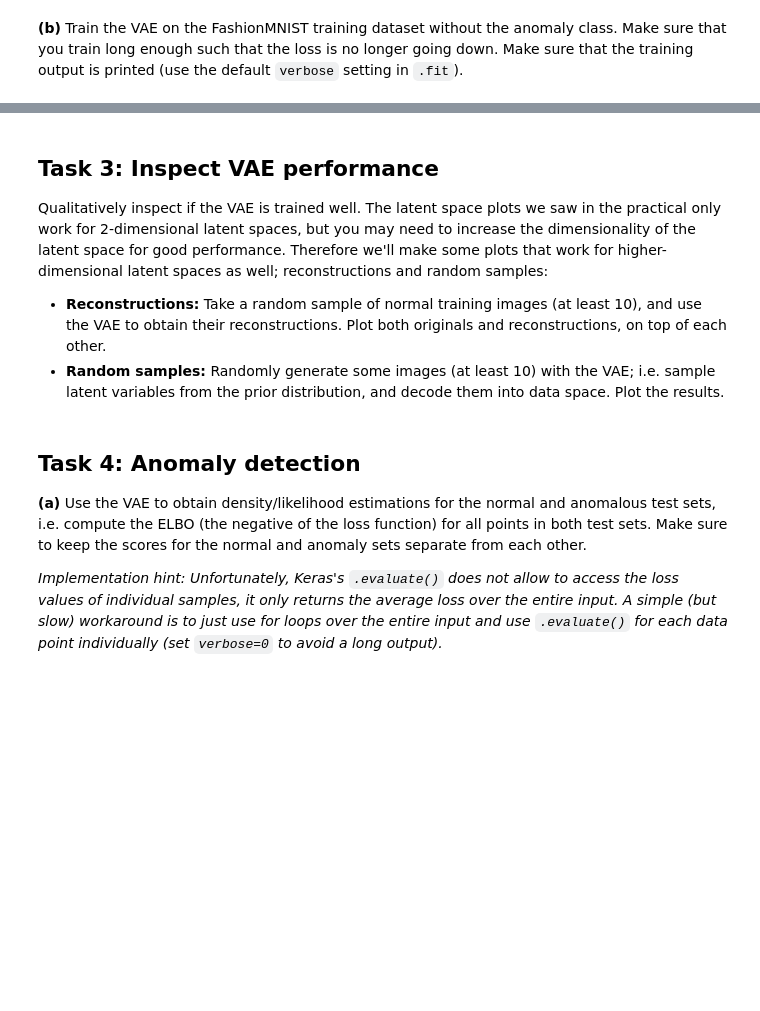
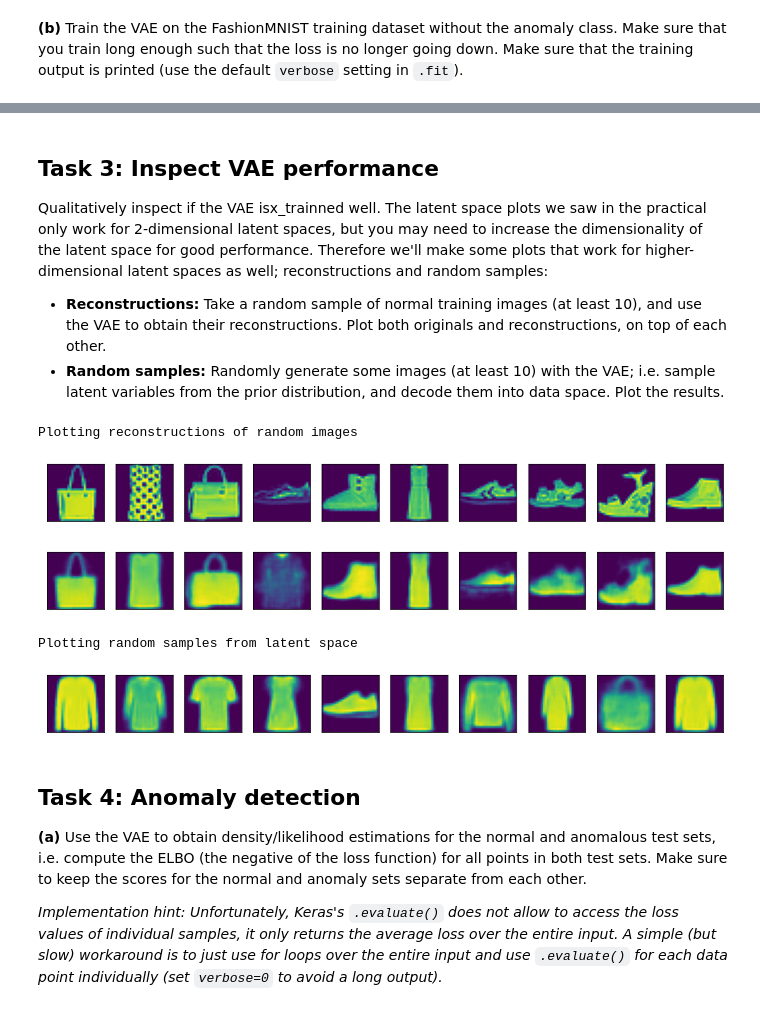
Before and after one commit to tommasobonomo/deeplearning-assignments, a Jupyter notebook: Assignment 4/Assignment_4.ipynb, the cells around one changed output, grey strips where cells are left out. Cells and saved outputs as stored; diff of their text form; code cells hidden in the pictures; blank space fills up the shorter version.

```diff
--- a/Assignment 4/Assignment_4.ipynb
+++ b/Assignment 4/Assignment_4.ipynb
@@ -61,0 +188,10 @@ import seaborn as sns
+# %%
+#### INSERT CODE HERE ####
+early_stopping = callbacks.EarlyStopping(monitor="val_loss", patience=3)
+
+vae.fit(
+    x=x_train,
+    epochs=100,
+    batch_size=100,
+    validation_data=(x_train, None)
+)
@@ -62,6 +217,6 @@ import seaborn as sns
 # %% [markdown]
 ## Task 3: Inspect VAE performance
-Qualitatively inspect if the VAE is trained well. The latent space plots we saw in the practical only work for 2-dimensional latent spaces, but you may need to increase the dimensionality of the latent space for good performance. Therefore we'll make some plots that work for higher-dimensional latent spaces as well; reconstructions and random samples:
+Qualitatively inspect if the VAE isx_trainned well. The latent space plots we saw in the practical only work for 2-dimensional latent spaces, but you may need to increase the dimensionality of the latent space for good performance. Therefore we'll make some plots that work for higher-dimensional latent spaces as well; reconstructions and random samples:
 
 * __Reconstructions:__ Take a random sample of normal training images (at least 10), and use the VAE to obtain their reconstructions. Plot both originals and reconstructions, on top of each other.
 * __Random samples:__ Randomly generate some images (at least 10) with the VAE; i.e. sample latent variables from the prior distribution, and decode them into data space. Plot the results.
@@ -70,3 +223,20 @@ Qualitatively inspect if the VAE is trained well. The latent space plots we saw
+# %%
+#### INSERT CODE HERE ####
+random_training_idx = np.random.randint(0, x_train.shape[0], 10)
+
+print("Plotting reconstructions of random images")
+plot_row_images(np.squeeze(x_train[random_training_idx]))
+plot_row_images(np.squeeze(vae.predict(x_train[random_training_idx])))
+
+print("Plotting random samples from latent space")
+latent_sample = np.random.multivariate_normal(mean=np.zeros((latent_dim,)), cov=np.identity(latent_dim), size=10)
+plot_row_images(np.squeeze(decoder.predict(latent_sample)))
+# %% [output]
+Plotting reconstructions of random images
+[figure, added]
+[figure, added]
+Plotting random samples from latent space
+[figure, added]
 # %% [markdown]
 ## Task 4: Anomaly detection
 **(a)** Use the VAE to obtain density/likelihood estimations for the normal and anomalous test sets, i.e. compute the ELBO (the negative of the loss function) for all points in both test sets. Make sure to keep the scores for the normal and anomaly sets separate from each other.
```
Also changed, not shown: parts of 17 cells of this notebook.
